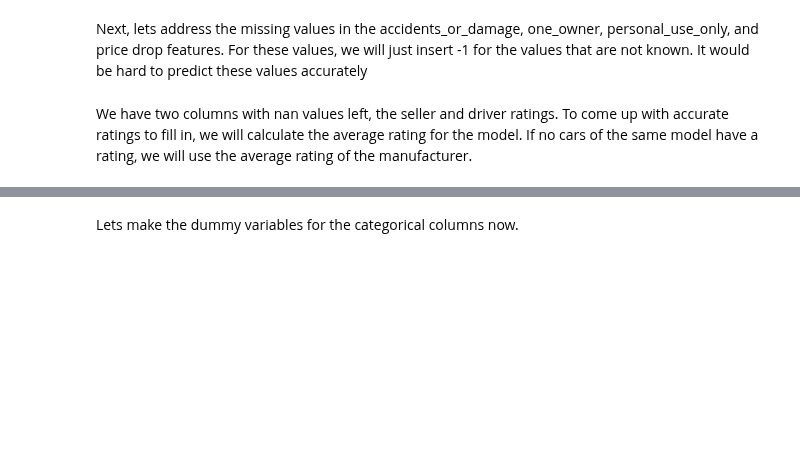
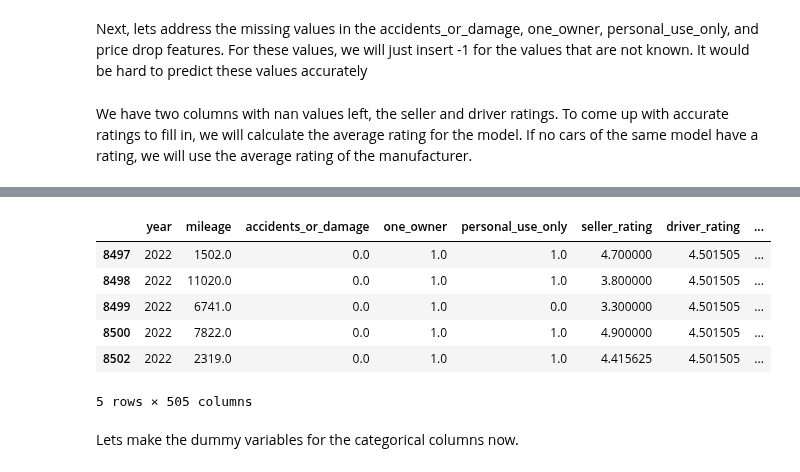
Before and after one commit to Pav-Van/Used-Electric-Vehicle-Analysis-and-Prediction-Model, a Jupyter notebook: Used_cars.ipynb, the cells around one changed output, grey strips where cells are left out. Cells and saved outputs as stored; diff of their text form; code cells hidden in the pictures; blank space fills up the shorter version.

```diff
--- a/Used_cars.ipynb
+++ b/Used_cars.ipynb
@@ -576,6 +590,16 @@ electric_cars['driver_rating'] = electric_cars.apply(lambda row: average_driver_
 
 #For the driver ratings, after we applied both the model and manufacturer average ratings, there were still 3 missing values. We will fill these with -1.
 electric_cars['driver_rating'].fillna(-1, inplace=True)
+# %%
+electric_cars.head()
+# %% [output]
+|  | year | mileage | accidents_or_damage | one_owner | personal_use_only | seller_rating | driver_rating | ... |
+| 8497 | 2022 | 1502.0 | 0.0 | 1.0 | 1.0 | 4.700000 | 4.501505 | ... |
+| 8498 | 2022 | 11020.0 | 0.0 | 1.0 | 1.0 | 3.800000 | 4.501505 | ... |
+| 8499 | 2022 | 6741.0 | 0.0 | 1.0 | 0.0 | 3.300000 | 4.501505 | ... |
+| 8500 | 2022 | 7822.0 | 0.0 | 1.0 | 1.0 | 4.900000 | 4.501505 | ... |
+| 8502 | 2022 | 2319.0 | 0.0 | 1.0 | 1.0 | 4.415625 | 4.501505 | ... |
+5 rows × 505 columns
 # %% [markdown]
 Lets make the dummy variables for the categorical columns now.
 # %%
```
Also changed, not shown: parts of 15 cells of this notebook.
